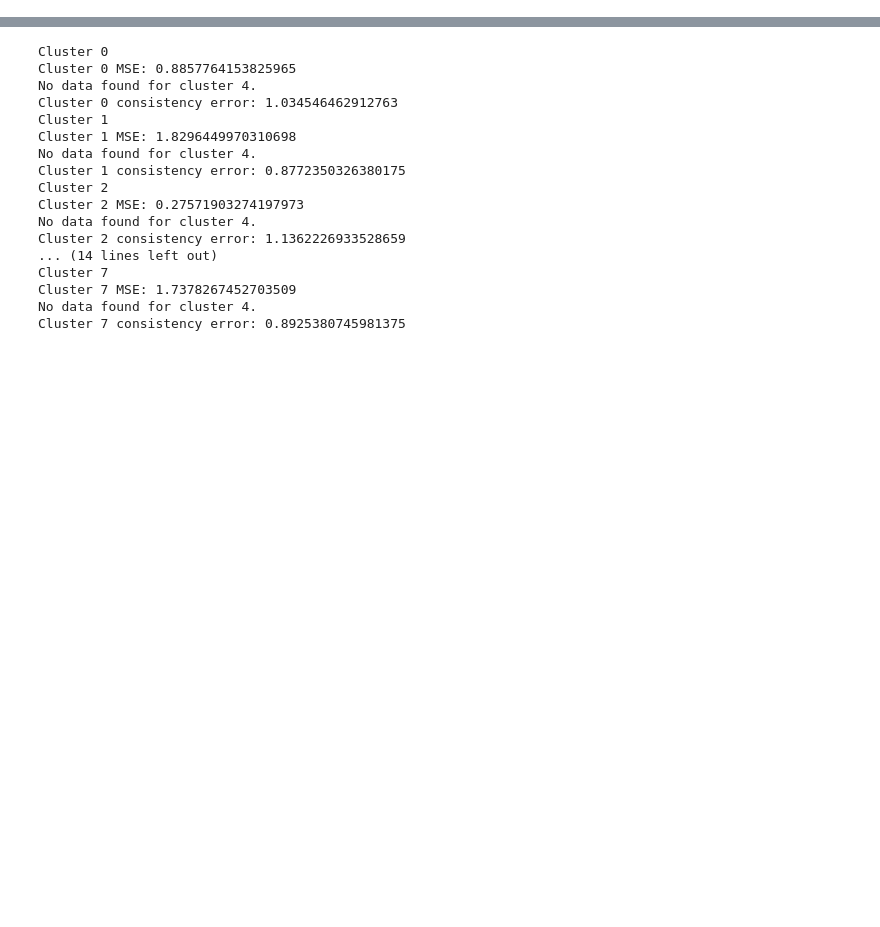
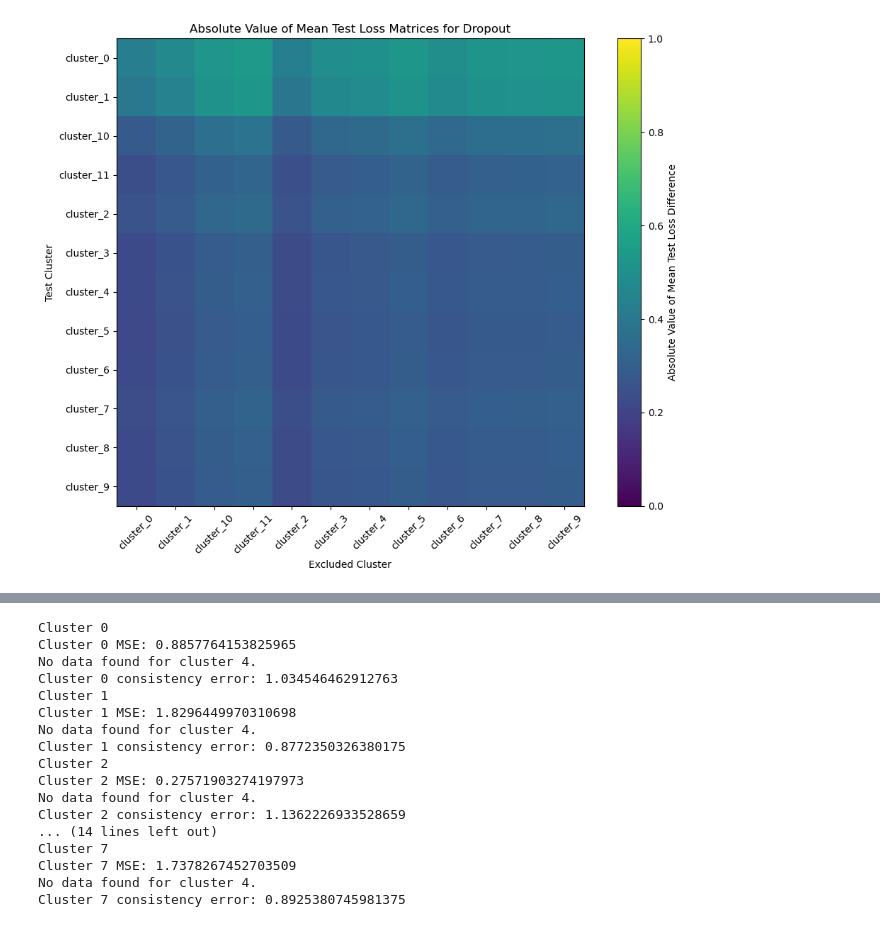
Before and after one commit to fquaren/AdaptationSandbox, a Jupyter notebook: notebooks/plot_pareto.ipynb, the cells around one changed output, grey strips where cells are left out. Cells and saved outputs as stored; diff of their text form; code cells hidden in the pictures; blank space fills up the shorter version.

Commit message:
interpolation

```diff
--- a/notebooks/plot_pareto.ipynb
+++ b/notebooks/plot_pareto.ipynb
@@ -4,3 +4,88 @@ import os
 import glob
 import numpy as np
 import matplotlib.pyplot as plt
+# %%
+import numpy as np
+
+experiments = ["756x", "bc8k", "bi4y", "ofwe", "t9pq"]
+labels = ["Dropout", "Dropout + Batch Normalization", "Batch Normalization", "Baseline", "Noise"]
+
+dataloaders = {
+    "cluster_0": [],
+    "cluster_1": [],
+    "cluster_10": [],
+    "cluster_11": [],
+    "cluster_2": [],
+    "cluster_3": [],
+    "cluster_4": [],
+    "cluster_5": [],
+    "cluster_6": [],
+    "cluster_7": [],
+    "cluster_8": [],
+    "cluster_9": [],
+}
+
+consistency_list = []
+mean_diagonal_list = []
+# Load the .npz file
+data = np.load(f"/Users/fquareng/experiments/new_dataset_12/UNet_experiments_12/ofwe/mean_test_loss_matrix.npz")
+mean_test_loss_baseline = data["arr_0"]
+for exp, l in zip(experiments, labels):
+    data = np.load(f"/Users/fquareng/experiments/new_dataset_12/UNet_experiments_12/{exp}/mean_test_loss_matrix.npz")
+    mean_test_loss = data["arr_0"]  # Adjust key if needed
+
+    # Plot the difference matrix
+    plt.figure(figsize=(10, 8))
+    plt.imshow(np.abs(mean_test_loss), cmap='viridis', interpolation='nearest')
+    plt.title(f"Absolute Value of Mean Test Loss Matrices for {l}")
+    plt.xlabel("Excluded Cluster")
+    plt.ylabel("Test Cluster")
+    plt.xticks(np.arange(len(dataloaders)), list(dataloaders.keys()), rotation=45)
+    plt.yticks(np.arange(len(dataloaders)), list(dataloaders.keys()))
+    plt.tight_layout()
+    # fix colo
+    plt.clim(0, 1)
+    plt.colorbar(label='Absolute Value of Mean Test Loss Difference')
+    plt.show()
+
+    # Plot the difference matrix
+    plt.figure(figsize=(10, 8))
+    plt.imshow(mean_test_loss_baseline - mean_test_loss, cmap='bwr_r', interpolation='nearest')
+    plt.title(f"Difference of Mean Test Loss Matrices for {l}")
+    plt.xlabel("Excluded Cluster")
+    plt.ylabel("Test Cluster")
+    plt.xticks(np.arange(len(dataloaders)), list(dataloaders.keys()), rotation=45)
+    plt.yticks(np.arange(len(dataloaders)), list(dataloaders.keys()))
+    plt.tight_layout()
+    # fix colo
+    plt.clim(-.1, .1)
+    plt.colorbar(label='Difference of Mean Test Loss Difference')
+    plt.show()
+
+    # Ensure it's a square matrix (clusters x clusters)
+    assert mean_test_loss.shape[0] == mean_test_loss.shape[1], "Matrix must be square"
+    N = mean_test_loss.shape[0]
+
+    # 1. Compute the mean of the diagonal (same cluster train-test)
+    mean_diagonal = np.mean(np.diag(mean_test_loss))
+
+    # 2. Compute the mean difference for each column
+    sum_differences = []
+    for i in range(mean_test_loss.shape[1]):
+        column_values = mean_test_loss[:, i]
+        diff = column_values - column_values[i]  # Difference from the diagonal value
+        sum_diff = np.sum(np.delete(diff, i))  # Exclude the diagonal element
+        sum_differences.append(sum_diff)
+
+    # Convert to a NumPy array for easy handling
+    consistency = 1/(N*(N-1))*np.sum(np.array(sum_differences))
+
+    # Print results
+    print(f"Experiment: {exp}")
+    print(f"Mean diagonal MSE: {mean_diagonal}")
+    print(f"Consistency metric: {consistency}")
+
+    consistency_list.append(consistency)
+    mean_diagonal_list.append(mean_diagonal)
+# %% [output]
+[figure, added]
```
Also changed, not shown: parts of 4 cells of this notebook, 2 other files.
